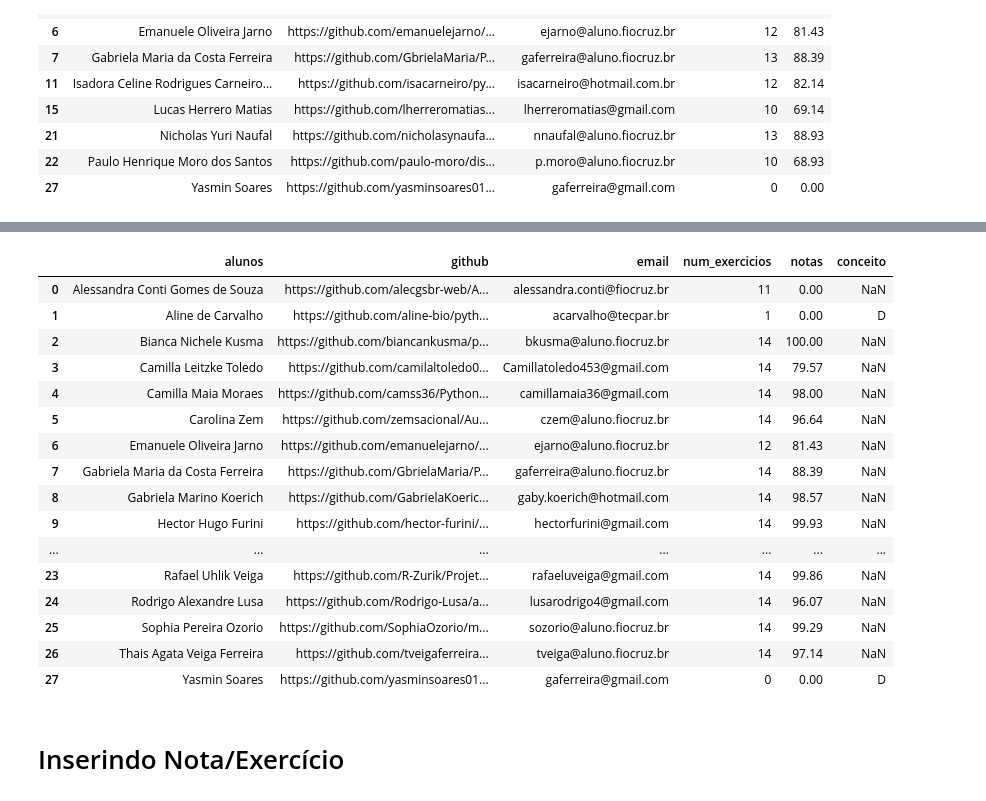
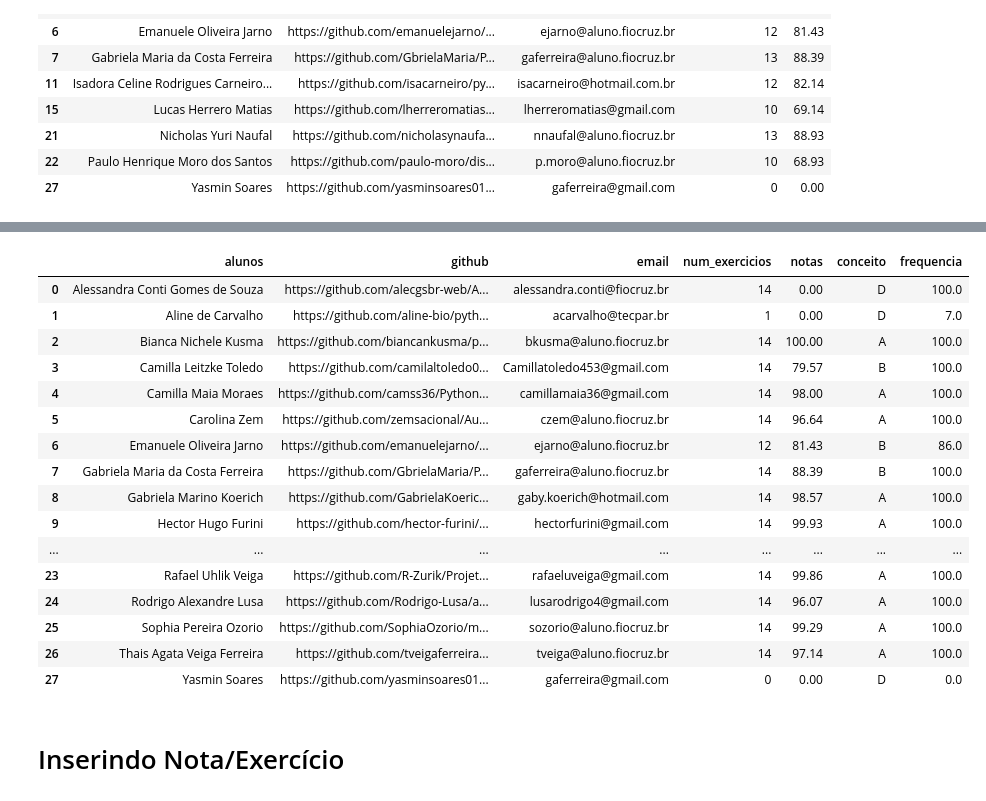
Before and after one commit to Laboratorio-de-Analise-de-Dados/disciplina_python_basico, a Jupyter notebook: dev/script/alunos/note/avaliação.ipynb, the cells around one changed output, grey strips where cells are left out. Cells and saved outputs as stored; diff of their text form; code cells hidden in the pictures.

Commit message:
Finalizando tabela de reavaliação das notas dos alunos

```diff
--- a/dev/script/alunos/note/avaliação.ipynb
+++ b/dev/script/alunos/note/avaliação.ipynb
@@ -408,7 +408,7 @@ df_alunos[df_alunos[coluna] != 14]
 # %%
 index = 0
 print(df_alunos.loc[index, 'alunos'])
-df_alunos.loc[index, coluna] = 11
+df_alunos.loc[index, coluna] = 14
 df_alunos[df_alunos[coluna] != 14]
 # %% [output]
 Alessandra Conti Gomes de Souza
@@ -558,3 +550,19 @@ df_alunos.iloc[:, :5]
 | 25 | Sophia Pereira Ozorio | https://github.com/SophiaOzorio/m... | sozorio@aluno.fiocruz.br | 14 | 99.29 |
 | 26 | Thais Agata Veiga Ferreira | https://github.com/tveigaferreira... | tveiga@aluno.fiocruz.br | 14 | 97.14 |
 | 27 | Yasmin Soares | https://github.com/yasminsoares01... | gaferreira@gmail.com | 0 | 0.00 |
+# %%
+def atribuir_conceito(nota: float) -> str:
+    '''
+        Conceito A - Entre 90% e 100% (rendimento excelente);
+        Conceito B - Entre 75% e 89% (rendimento bom);
+        Conceito C - Entre 60% e 74% (rendimento regular);
+        Conceito D - Inferior a 60% (rendimento insuficiente).
+    '''
+    if 90 <= nota <= 100:
+        return "A"
+    elif 75 <= nota <= 89:
+        return "B"
+    elif 60 <= nota <= 74:
+        return "C"
+    elif nota < 60:
+        return "D"
@@ -561,24 +580,25 @@ df_alunos.iloc[:, :5]
 # %%
-df_alunos['conceito'] = df_alunos['num_exercicios'].apply(lambda x: "D" if x < 11 else np.nan)
+df_alunos['conceito'] = df_alunos.apply(lambda x: "D" if x['num_exercicios'] < 11 else atribuir_conceito(x['notas']), axis=1)
+df_alunos['frequencia'] = round((df_alunos['num_exercicios']/14)*100, 0)
 df_alunos
 # %% [output]
-|  | alunos | github | email | num_exercicios | notas | conceito |
-| 0 | Alessandra Conti Gomes de Souza | https://github.com/alecgsbr-web/A... | alessandra.conti@fiocruz.br | 11 | 0.00 | NaN |
-| 1 | Aline de Carvalho | https://github.com/aline-bio/pyth... | acarvalho@tecpar.br | 1 | 0.00 | D |
-| 2 | Bianca Nichele Kusma | https://github.com/biancankusma/p... | bkusma@aluno.fiocruz.br | 14 | 100.00 | NaN |
-| 3 | Camilla Leitzke Toledo | https://github.com/camilaltoledo0... | Camillatoledo453@gmail.com | 14 | 79.57 | NaN |
-| 4 | Camilla Maia Moraes | https://github.com/camss36/Python... | camillamaia36@gmail.com | 14 | 98.00 | NaN |
-| 5 | Carolina Zem | https://github.com/zemsacional/Au... | czem@aluno.fiocruz.br | 14 | 96.64 | NaN |
-| 6 | Emanuele Oliveira Jarno | https://github.com/emanuelejarno/... | ejarno@aluno.fiocruz.br | 12 | 81.43 | NaN |
-| 7 | Gabriela Maria da Costa Ferreira | https://github.com/GbrielaMaria/P... | gaferreira@aluno.fiocruz.br | 14 | 88.39 | NaN |
-| 8 | Gabriela Marino Koerich | https://github.com/GabrielaKoeric... | gaby.koerich@hotmail.com | 14 | 98.57 | NaN |
-| 9 | Hector Hugo Furini | https://github.com/hector-furini/... | hectorfurini@gmail.com | 14 | 99.93 | NaN |
-| ... | ... | ... | ... | ... | ... | ... |
-| 23 | Rafael Uhlik Veiga | https://github.com/R-Zurik/Projet... | rafaeluveiga@gmail.com | 14 | 99.86 | NaN |
-| 24 | Rodrigo Alexandre Lusa | https://github.com/Rodrigo-Lusa/a... | lusarodrigo4@gmail.com | 14 | 96.07 | NaN |
-| 25 | Sophia Pereira Ozorio | https://github.com/SophiaOzorio/m... | sozorio@aluno.fiocruz.br | 14 | 99.29 | NaN |
-| 26 | Thais Agata Veiga Ferreira | https://github.com/tveigaferreira... | tveiga@aluno.fiocruz.br | 14 | 97.14 | NaN |
-| 27 | Yasmin Soares | https://github.com/yasminsoares01... | gaferreira@gmail.com | 0 | 0.00 | D |
+|  | alunos | github | email | num_exercicios | notas | conceito | frequencia |
+| 0 | Alessandra Conti Gomes de Souza | https://github.com/alecgsbr-web/A... | alessandra.conti@fiocruz.br | 14 | 0.00 | D | 100.0 |
+| 1 | Aline de Carvalho | https://github.com/aline-bio/pyth... | acarvalho@tecpar.br | 1 | 0.00 | D | 7.0 |
+| 2 | Bianca Nichele Kusma | https://github.com/biancankusma/p... | bkusma@aluno.fiocruz.br | 14 | 100.00 | A | 100.0 |
+| 3 | Camilla Leitzke Toledo | https://github.com/camilaltoledo0... | Camillatoledo453@gmail.com | 14 | 79.57 | B | 100.0 |
+| 4 | Camilla Maia Moraes | https://github.com/camss36/Python... | camillamaia36@gmail.com | 14 | 98.00 | A | 100.0 |
+| 5 | Carolina Zem | https://github.com/zemsacional/Au... | czem@aluno.fiocruz.br | 14 | 96.64 | A | 100.0 |
+| 6 | Emanuele Oliveira Jarno | https://github.com/emanuelejarno/... | ejarno@aluno.fiocruz.br | 12 | 81.43 | B | 86.0 |
+| 7 | Gabriela Maria da Costa Ferreira | https://github.com/GbrielaMaria/P... | gaferreira@aluno.fiocruz.br | 14 | 88.39 | B | 100.0 |
+| 8 | Gabriela Marino Koerich | https://github.com/GabrielaKoeric... | gaby.koerich@hotmail.com | 14 | 98.57 | A | 100.0 |
+| 9 | Hector Hugo Furini | https://github.com/hector-furini/... | hectorfurini@gmail.com | 14 | 99.93 | A | 100.0 |
+| ... | ... | ... | ... | ... | ... | ... | ... |
+| 23 | Rafael Uhlik Veiga | https://github.com/R-Zurik/Projet... | rafaeluveiga@gmail.com | 14 | 99.86 | A | 100.0 |
+| 24 | Rodrigo Alexandre Lusa | https://github.com/Rodrigo-Lusa/a... | lusarodrigo4@gmail.com | 14 | 96.07 | A | 100.0 |
+| 25 | Sophia Pereira Ozorio | https://github.com/SophiaOzorio/m... | sozorio@aluno.fiocruz.br | 14 | 99.29 | A | 100.0 |
+| 26 | Thais Agata Veiga Ferreira | https://github.com/tveigaferreira... | tveiga@aluno.fiocruz.br | 14 | 97.14 | A | 100.0 |
+| 27 | Yasmin Soares | https://github.com/yasminsoares01... | gaferreira@gmail.com | 0 | 0.00 | D | 0.0 |
 # %% [markdown]
 # Inserindo Nota/Exercício
 # %%
```
Also changed, not shown: parts of 47 cells of this notebook.
